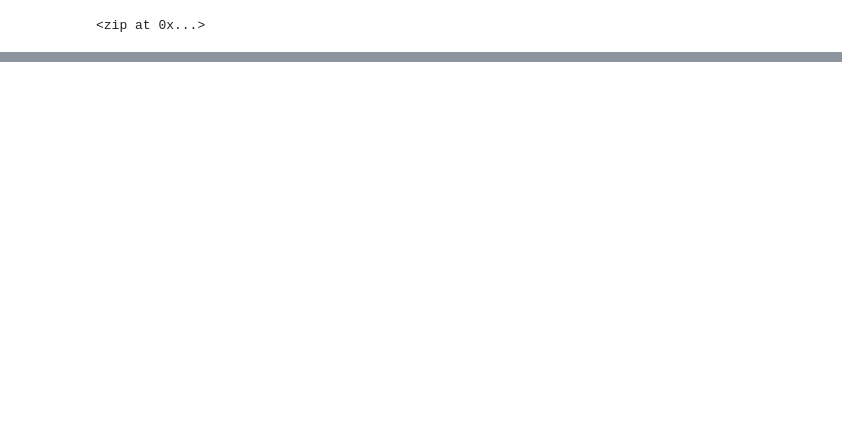
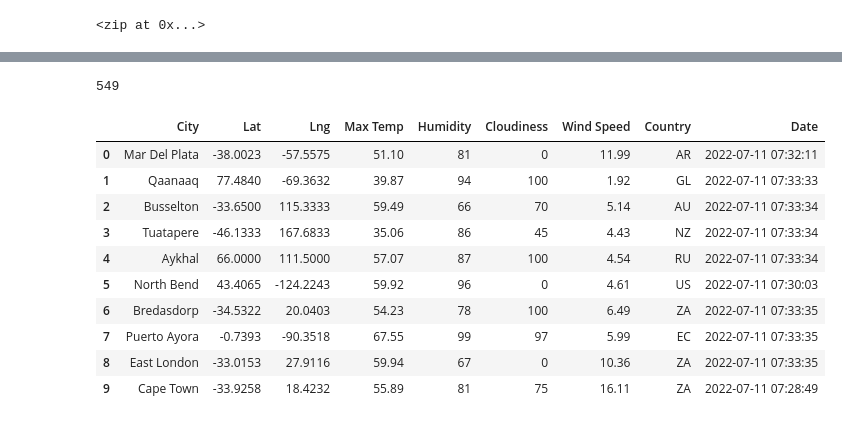
Before and after one commit to kou-rose/World_Weather_Analysis, a Jupyter notebook: WeatherPy.ipynb, the cells around one changed output, grey strips where cells are left out. Saved outputs shown, nothing was run; the diff lists cells and outputs as text; code cells hidden in the pictures; blank space fills up the shorter version.

```diff
--- a/WeatherPy.ipynb
+++ b/WeatherPy.ipynb
@@ -56,0 +149,20 @@ len(cities)
+# %%
+len(city_data)
+# %% [output]
+549
+# %%
+# Convert the array of dictionaries to a Pandas DataFrame.
+city_data_df = pd.DataFrame(city_data)
+city_data_df.head(10)
+# %% [output]
+|  | City | Lat | Lng | Max Temp | Humidity | Cloudiness | Wind Speed | Country | Date |
+| 0 | Mar Del Plata | -38.0023 | -57.5575 | 51.10 | 81 | 0 | 11.99 | AR | 2022-07-11 07:32:11 |
+| 1 | Qaanaaq | 77.4840 | -69.3632 | 39.87 | 94 | 100 | 1.92 | GL | 2022-07-11 07:33:33 |
+| 2 | Busselton | -33.6500 | 115.3333 | 59.49 | 66 | 70 | 5.14 | AU | 2022-07-11 07:33:34 |
+| 3 | Tuatapere | -46.1333 | 167.6833 | 35.06 | 86 | 45 | 4.43 | NZ | 2022-07-11 07:33:34 |
+| 4 | Aykhal | 66.0000 | 111.5000 | 57.07 | 87 | 100 | 4.54 | RU | 2022-07-11 07:33:34 |
+| 5 | North Bend | 43.4065 | -124.2243 | 59.92 | 96 | 0 | 4.61 | US | 2022-07-11 07:30:03 |
+| 6 | Bredasdorp | -34.5322 | 20.0403 | 54.23 | 78 | 100 | 6.49 | ZA | 2022-07-11 07:33:35 |
+| 7 | Puerto Ayora | -0.7393 | -90.3518 | 67.55 | 99 | 97 | 5.99 | EC | 2022-07-11 07:33:35 |
+| 8 | East London | -33.0153 | 27.9116 | 59.94 | 67 | 0 | 10.36 | ZA | 2022-07-11 07:33:35 |
+| 9 | Cape Town | -33.9258 | 18.4232 | 55.89 | 81 | 75 | 16.11 | ZA | 2022-07-11 07:28:49 |
```
Also changed, not shown: parts of 7 cells of this notebook, 2 other files.
